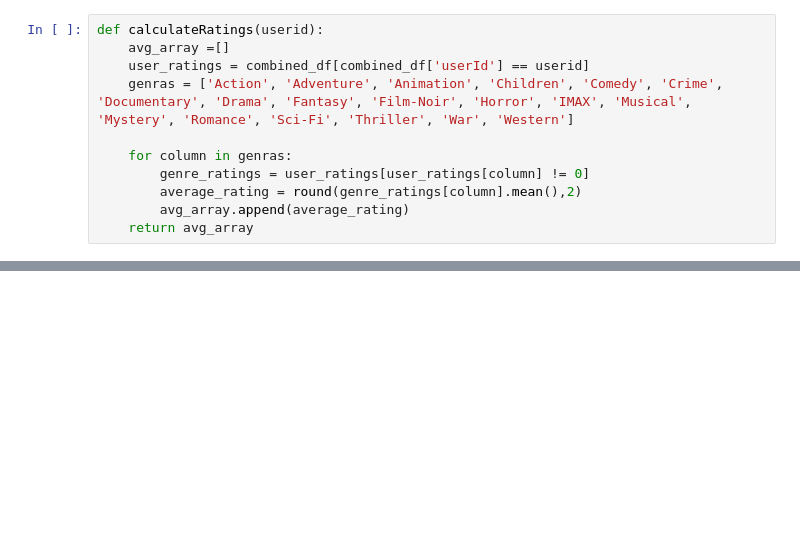
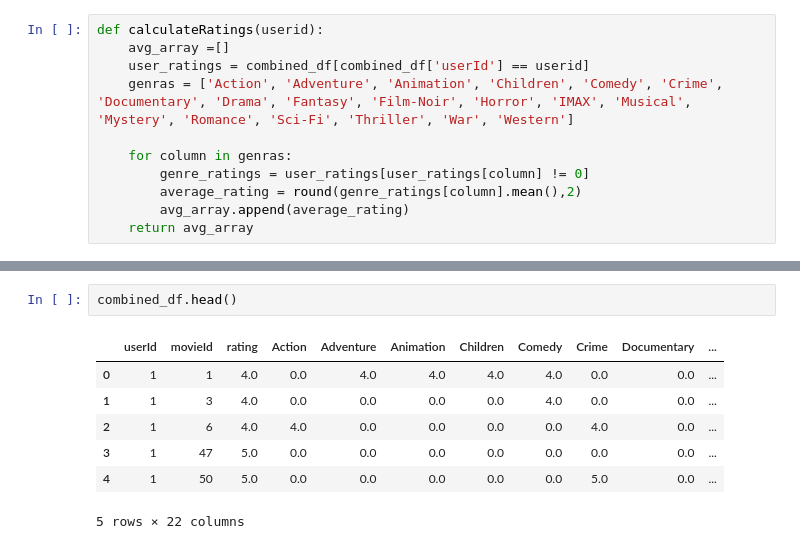
Before and after one commit to Madhushanka00/MovieMania, a Jupyter notebook: MLmodels/ftEngineeringUser.ipynb, the cells around one changed output, grey strips where cells are left out. Saved outputs shown, nothing was run; the diff lists cells and outputs as text; blank space fills up the shorter version.

```diff
--- a/MLmodels/ftEngineeringUser.ipynb
+++ b/MLmodels/ftEngineeringUser.ipynb
@@ -153,3 +156,13 @@ all_user_ratings.to_csv('all_user_ratings.csv', index=False)
 print("Data saved to all_user_ratings.csv")
 # %% [output]
 Data saved to all_user_ratings.csv
+# %%
+combined_df.head()
+# %% [output]
+|  | userId | movieId | rating | Action | Adventure | Animation | Children | Comedy | Crime | Documentary | ... |
+| 0 | 1 | 1 | 4.0 | 0.0 | 4.0 | 4.0 | 4.0 | 4.0 | 0.0 | 0.0 | ... |
+| 1 | 1 | 3 | 4.0 | 0.0 | 0.0 | 0.0 | 0.0 | 4.0 | 0.0 | 0.0 | ... |
+| 2 | 1 | 6 | 4.0 | 4.0 | 0.0 | 0.0 | 0.0 | 0.0 | 4.0 | 0.0 | ... |
+| 3 | 1 | 47 | 5.0 | 0.0 | 0.0 | 0.0 | 0.0 | 0.0 | 0.0 | 0.0 | ... |
+| 4 | 1 | 50 | 5.0 | 0.0 | 0.0 | 0.0 | 0.0 | 0.0 | 5.0 | 0.0 | ... |
+5 rows × 22 columns
```
Also changed, not shown: parts of 8 cells of this notebook, 1 other file.
